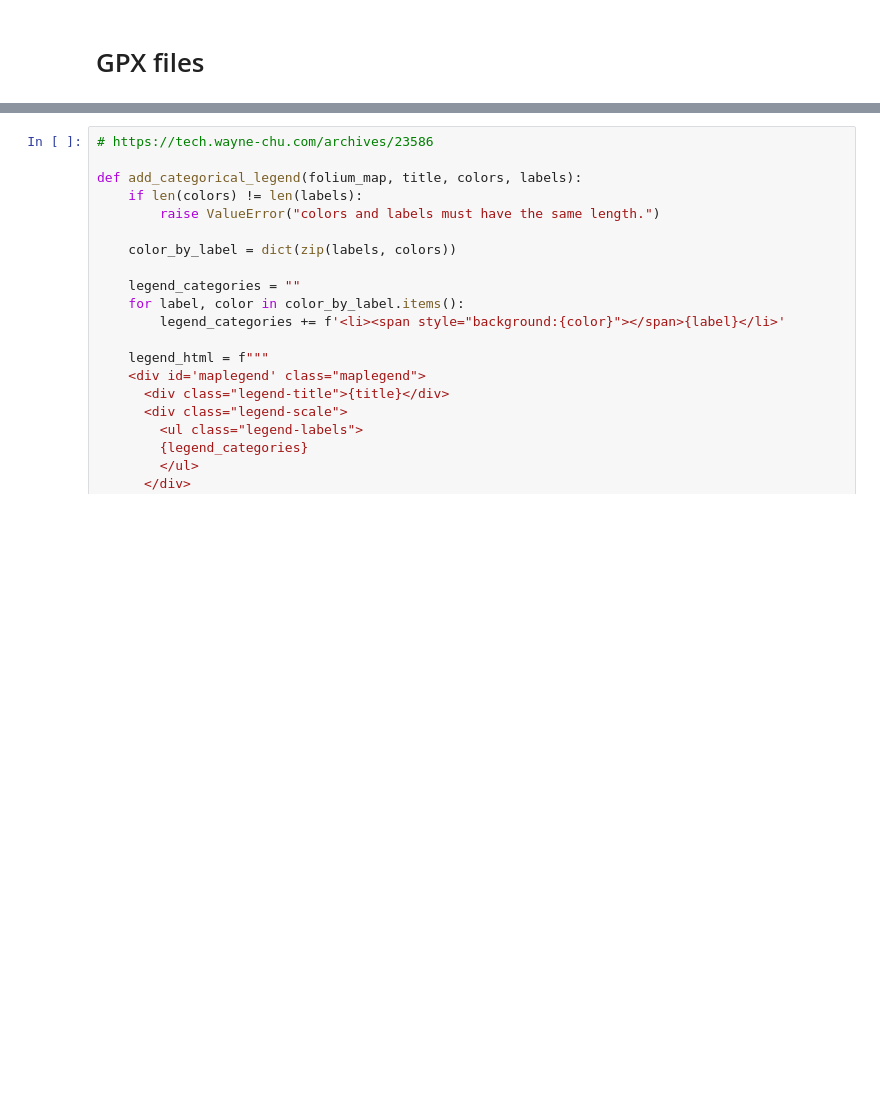
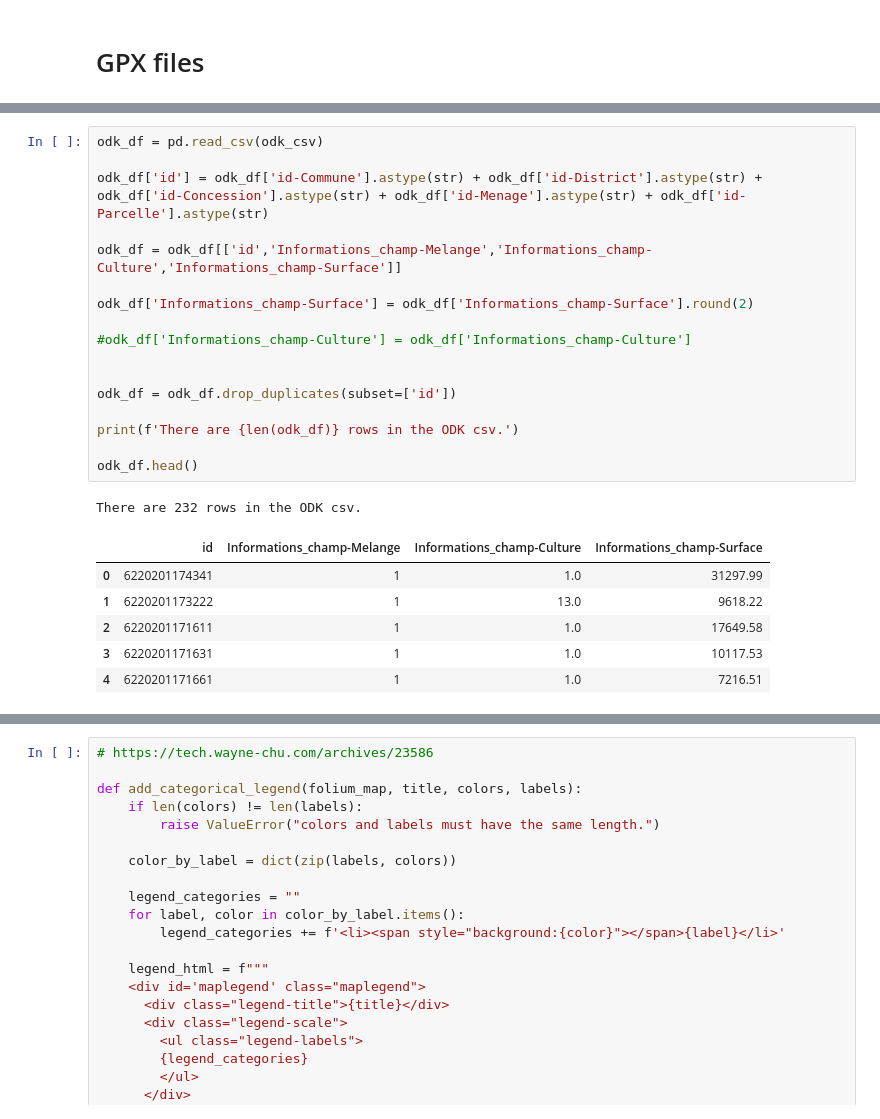
Before and after one commit to nicolasdeffense/eo-toolbox, a Jupyter notebook: notebooks_working/EOStat/clean_in_situ_senegal.ipynb, the cells around one changed output, grey strips where cells are left out. Drawn from its saved outputs; the diff is of its cells as text; blank space fills up the shorter version.

```diff
--- a/notebooks_working/EOStat/clean_in_situ_senegal.ipynb
+++ b/notebooks_working/EOStat/clean_in_situ_senegal.ipynb
@@ -153,0 +112,25 @@ odk_gdf.head()
+# %%
+odk_df = pd.read_csv(odk_csv)
+
+odk_df['id'] = odk_df['id-Commune'].astype(str) + odk_df['id-District'].astype(str) + odk_df['id-Concession'].astype(str) + odk_df['id-Menage'].astype(str) + odk_df['id-Parcelle'].astype(str)
+
+odk_df = odk_df[['id','Informations_champ-Melange','Informations_champ-Culture','Informations_champ-Surface']]
+
+odk_df['Informations_champ-Surface'] = odk_df['Informations_champ-Surface'].round(2)
+
+#odk_df['Informations_champ-Culture'] = odk_df['Informations_champ-Culture']
+
+
+odk_df = odk_df.drop_duplicates(subset=['id'])
+
+print(f'There are {len(odk_df)} rows in the ODK csv.')
+
+odk_df.head()
+# %% [output]
+There are 232 rows in the ODK csv.
+|  | id | Informations_champ-Melange | Informations_champ-Culture | Informations_champ-Surface |
+| 0 | 6220201174341 | 1 | 1.0 | 31297.99 |
+| 1 | 6220201173222 | 1 | 13.0 | 9618.22 |
+| 2 | 6220201171611 | 1 | 1.0 | 17649.58 |
+| 3 | 6220201171631 | 1 | 1.0 | 10117.53 |
+| 4 | 6220201171661 | 1 | 1.0 | 7216.51 |
```
Also changed, not shown: parts of 26 cells of this notebook, 2 other files.
